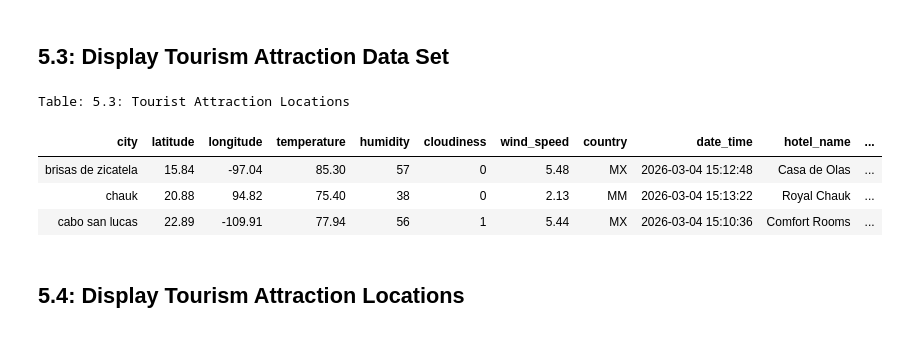
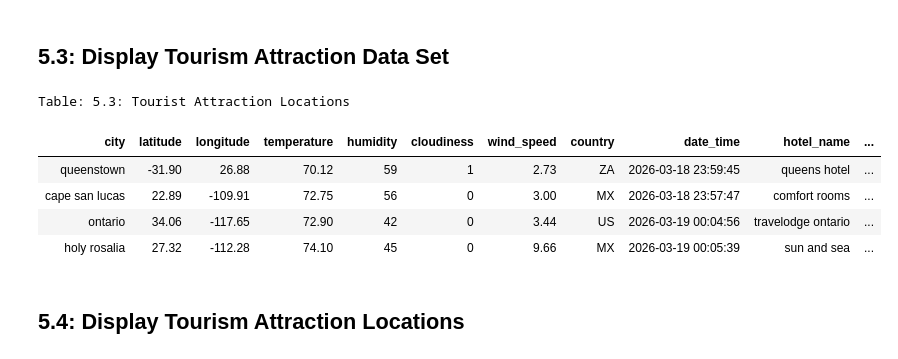
Before and after one commit to njgeorge000158/Weather-Visualization-for-Vacations-using-APIs, a Jupyter notebook: vacations.ipynb, the cells around one changed output. Drawn from its saved outputs; the diff is of its cells as text; code cells hidden in the pictures.

```diff
--- a/vacations.ipynb
+++ b/vacations.ipynb
@@ -236,18 +265,3 @@ Table: 3.3: Hotel Locations
 # %% [markdown]
 ## **3.4: Display Hotel Locations**
-# %%
-hover_cols_list \
-    = ['city', 'latitude', 'longitude',
-       'humidity', 'hotel_name', 'country']
-
-params_dict \
-    = pandasx.get_hvplot_dict()
-
-params_dict['hover_cols'] \
-    = hover_cols_list
-
-pandasx.set_hvplot_dict(params_dict)
-
-
-logx.log_write_obj(params_dict)
 # %%
@@ -315,19 +327,3 @@ Table: 4.3: Restaurant Locations
 # %% [markdown]
 ## **4.4: Display Restaurant Locations**
-# %%
-hover_cols_list \
-    = ['city', 'latitude', 'longitude',
-       'humidity', 'hotel_name',
-       'restaurant_name', 'country']
-
-params_dict \
-    = pandasx.get_hvplot_dict()
-
-params_dict['hover_cols'] \
-    = hover_cols_list
-
-pandasx.set_hvplot_dict(params_dict)
-
-
-logx.log_write_obj(params_dict)
 # %%
@@ -375,14 +375,13 @@ TOURISM ATTRACTION SEARCH COMPLETE...
 # %% [markdown]
 ## **5.3: Display Tourism Attraction Data Set**
 # %%
-pandasx.rtn_fmt_tbl \
-    (updated_tourist_attraction_df,
-     'Table: 5.3: Tourist Attraction Locations')
+pandasx.rtn_fmt_tbl(updated_tourist_attraction_df, 'Table: 5.3: Tourist Attraction Locations')
 # %% [output]
 Table: 5.3: Tourist Attraction Locations
 | city | latitude | longitude | temperature | humidity | cloudiness | wind_speed | country | date_time | hotel_name | ... |
-| brisas de zicatela | 15.84 | -97.04 | 85.30 | 57 | 0 | 5.48 | MX | 2026-03-04 15:12:48 | Casa de Olas | ... |
-| chauk | 20.88 | 94.82 | 75.40 | 38 | 0 | 2.13 | MM | 2026-03-04 15:13:22 | Royal Chauk | ... |
-| cabo san lucas | 22.89 | -109.91 | 77.94 | 56 | 1 | 5.44 | MX | 2026-03-04 15:10:36 | Comfort Rooms | ... |
+| queenstown | -31.90 | 26.88 | 70.12 | 59 | 1 | 2.73 | ZA | 2026-03-18 23:59:45 | queens hotel | ... |
+| cape san lucas | 22.89 | -109.91 | 72.75 | 56 | 0 | 3.00 | MX | 2026-03-18 23:57:47 | comfort rooms | ... |
+| ontario | 34.06 | -117.65 | 72.90 | 42 | 0 | 3.44 | US | 2026-03-19 00:04:56 | travelodge ontario | ... |
+| holy rosalia | 27.32 | -112.28 | 74.10 | 45 | 0 | 9.66 | MX | 2026-03-19 00:05:39 | sun and sea | ... |
 # %% [markdown]
 ## **5.4: Display Tourism Attraction Locations**
```
Also changed, not shown: parts of 19 cells of this notebook, 8 other files.
